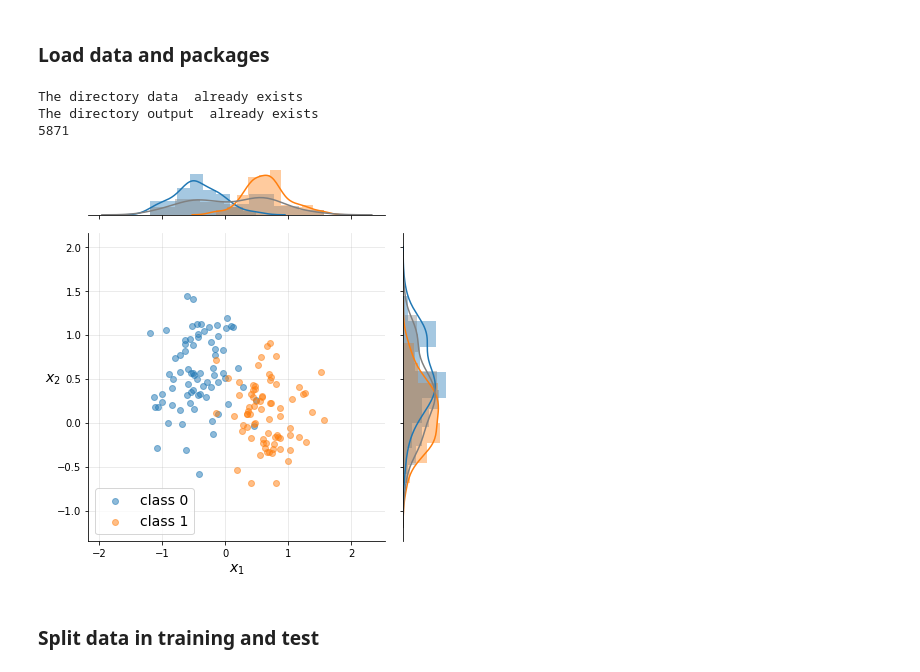
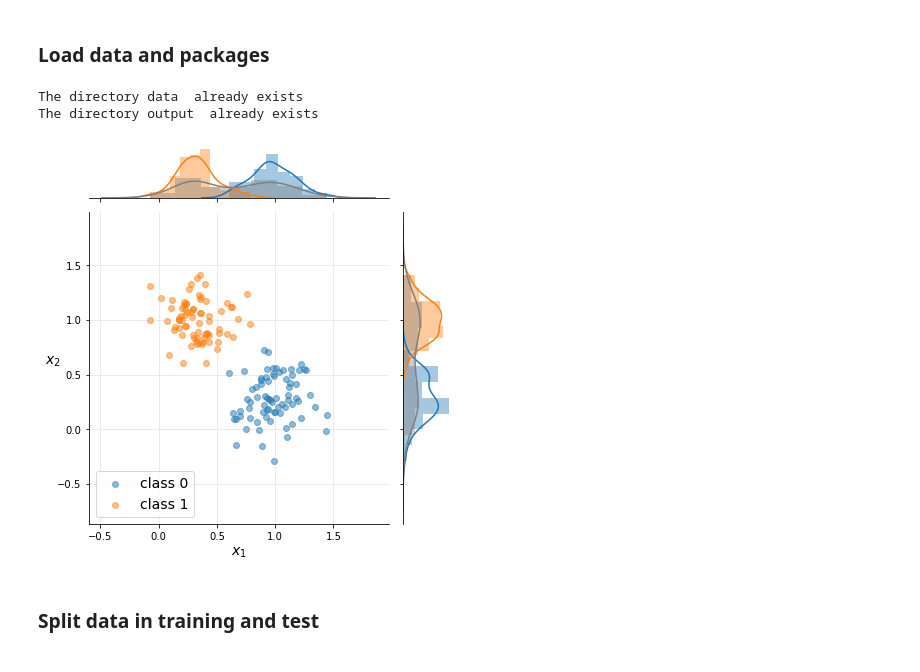
Before and after one commit to amacaluso/Quantum-Ensemble-for-Classification, a Jupyter notebook: notebooks/ensemble_vs_single.ipynb, the cells around one changed output. Saved outputs shown, nothing was run; the diff lists cells and outputs as text; code cells hidden in the pictures.

```diff
--- a/notebooks/ensemble_vs_single.ipynb
+++ b/notebooks/ensemble_vs_single.ipynb
@@ -5,26 +5,28 @@
 # %%
 import sys
 
 sys.path.insert(1, '../')
 
 from Utils import *
 from modeling import *
 
 create_dir('data')
 create_dir('output')
 
-seed = random.randint(1, 10000)
+# seed = random.randint(1, 10000)
+# np.random.seed(seed)
+# print(seed)
+seed = 5789
 np.random.seed(seed)
-print(seed)
+
 test_size = .1
 
-
-X, y = load_data(n=150, std=.4, plot = True, save = False)
+centers = [[1, .3],[.3, 1]]
+X, y = load_data( centers = centers, n=150, std=.2, plot = True, save = False)
 # %% [output]
 The directory data  already exists
 The directory output  already exists
-5871
-[figure, old version]
+[figure, new version]
 # %% [markdown]
 ### Split data in training and test
 # %%
```
Also changed, not shown: parts of 5 cells of this notebook, 7 other files.
